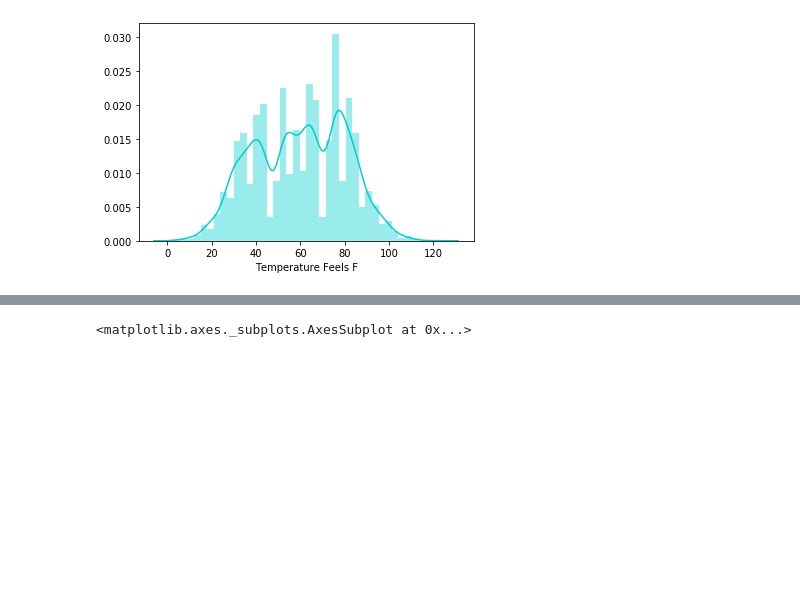
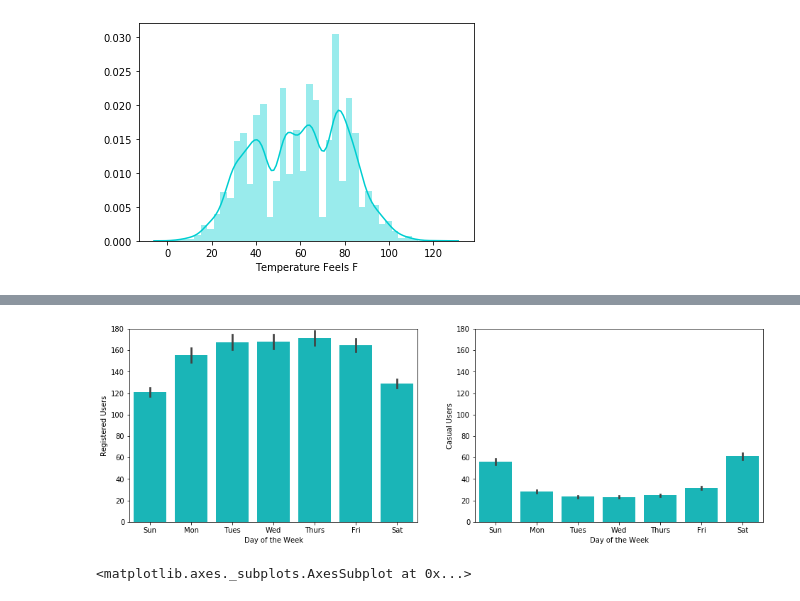
Before and after one commit to ArenCarpenter/Predicting_Bike_Ridership, a Jupyter notebook: 01_Exploratory_Data_Analysis.ipynb, the cells around one changed output, grey strips where cells are left out. Drawn from its saved outputs; the diff is of its cells as text; code cells hidden in the pictures; blank space fills up the shorter version.

```diff
--- a/01_Exploratory_Data_Analysis.ipynb
+++ b/01_Exploratory_Data_Analysis.ipynb
@@ -125,3 +117,16 @@ sns.barplot(data=df, x = 'Day of the Week', y = 'Total Users', color = 'darkturq
+# %%
+fig, ax = plt.subplots(1,2)
+sns.barplot(data=df, x = 'Day of the Week', y = 'Registered Users', color = 'darkturquoise', ax = ax[0]
+                    ).set_xticklabels(['Sun', 'Mon', 'Tues', 'Wed', 'Thurs', 'Fri', 'Sat'])
+sns.barplot(data=df, x = 'Day of the Week', y = 'Casual Users', color = 'darkturquoise', ax = ax[1]
+                   ).set_xticklabels(['Sun', 'Mon', 'Tues', 'Wed', 'Thurs', 'Fri', 'Sat'])
+ax[0].set(ylim=(0, 180))
+ax[1].set(ylim=(0, 180))
+fig.set_figheight(5)
+fig.set_figwidth(16)
+plt.show()
+# %% [output]
+[figure, added]
 # %%
 sns.lineplot(x=df.Date, y=df['Total Users'], color = 'darkturquoise')
 # %% [output]
```
Also changed, not shown: parts of 12 cells of this notebook.
